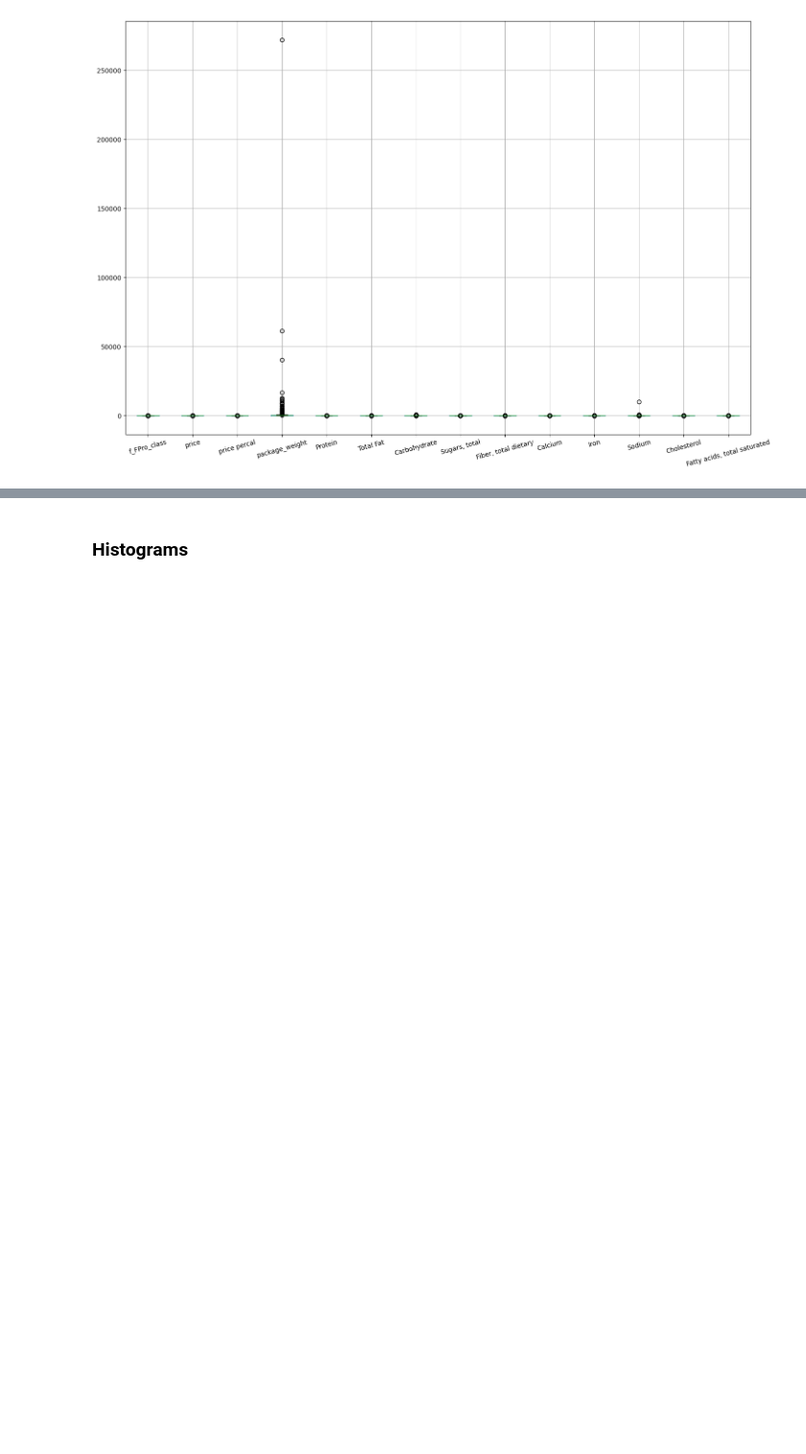
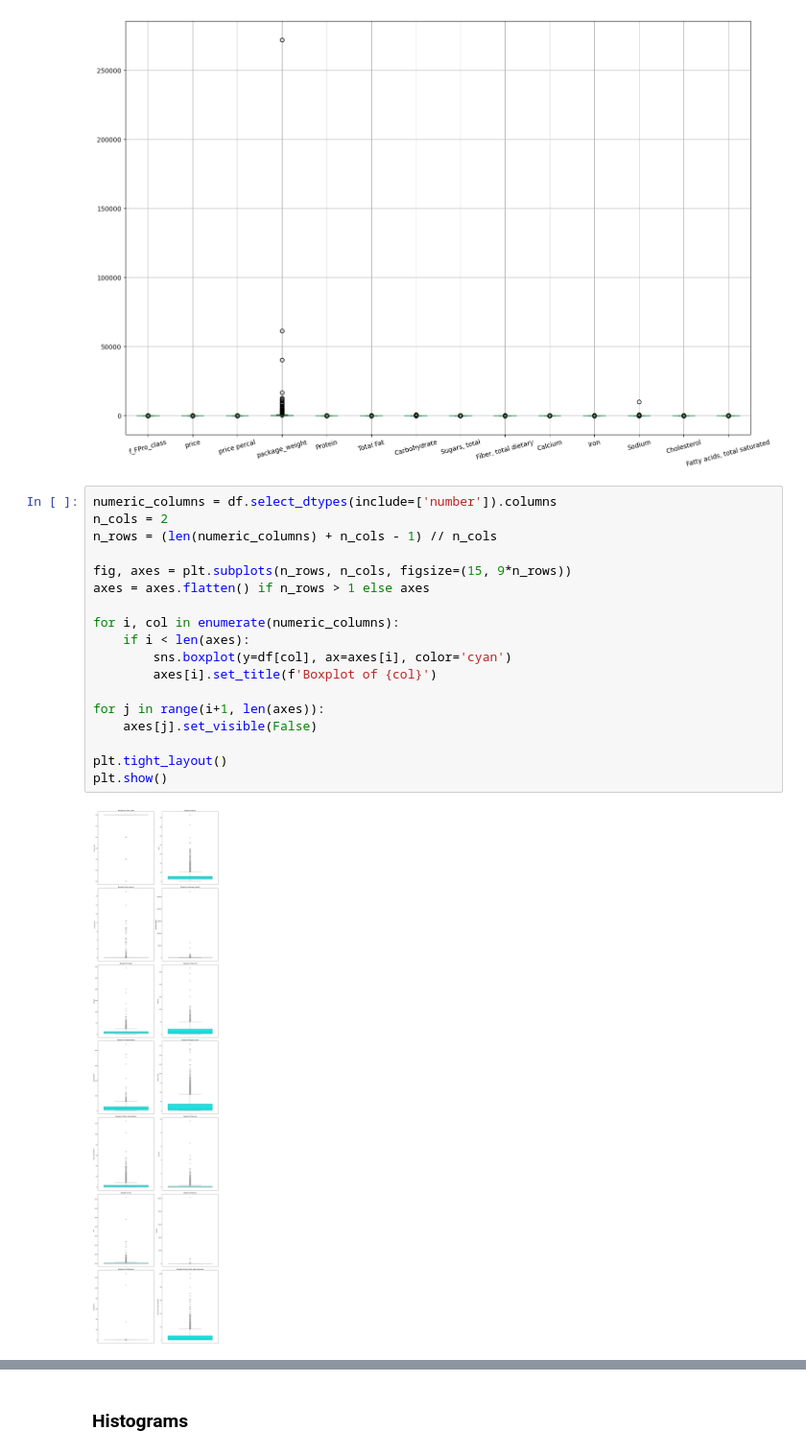
Before and after one commit to trieuhaivo/cap5771-project, a Jupyter notebook: t06_code.ipynb, the cells around one changed output, grey strips where cells are left out. Shown at 96% size. Cells and saved outputs as stored; diff of their text form; blank space fills up the shorter version.

```diff
--- a/t06_code.ipynb
+++ b/t06_code.ipynb
@@ -186,3 +186,23 @@ plt.tight_layout()
 plt.show()
 # %% [output]
 [figure]
+# %%
+numeric_columns = df.select_dtypes(include=['number']).columns
+n_cols = 2
+n_rows = (len(numeric_columns) + n_cols - 1) // n_cols
+
+fig, axes = plt.subplots(n_rows, n_cols, figsize=(15, 9*n_rows))
+axes = axes.flatten() if n_rows > 1 else axes
+
+for i, col in enumerate(numeric_columns):
+    if i < len(axes):
+        sns.boxplot(y=df[col], ax=axes[i], color='cyan')
+        axes[i].set_title(f'Boxplot of {col}')
+
+for j in range(i+1, len(axes)):
+    axes[j].set_visible(False)
+
+plt.tight_layout()
+plt.show()
+# %% [output]
+[figure, added]
```
Also changed, not shown: parts of 16 cells of this notebook.
